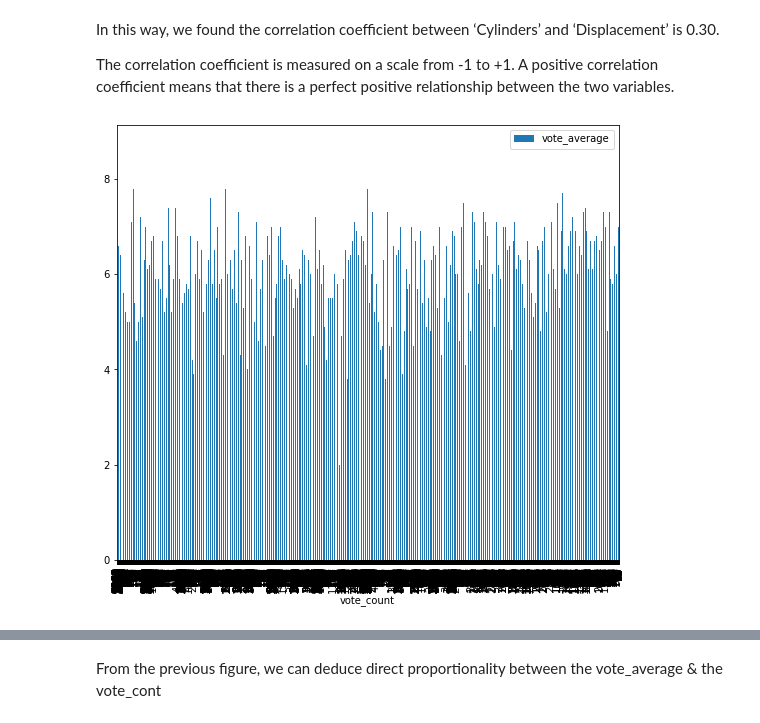
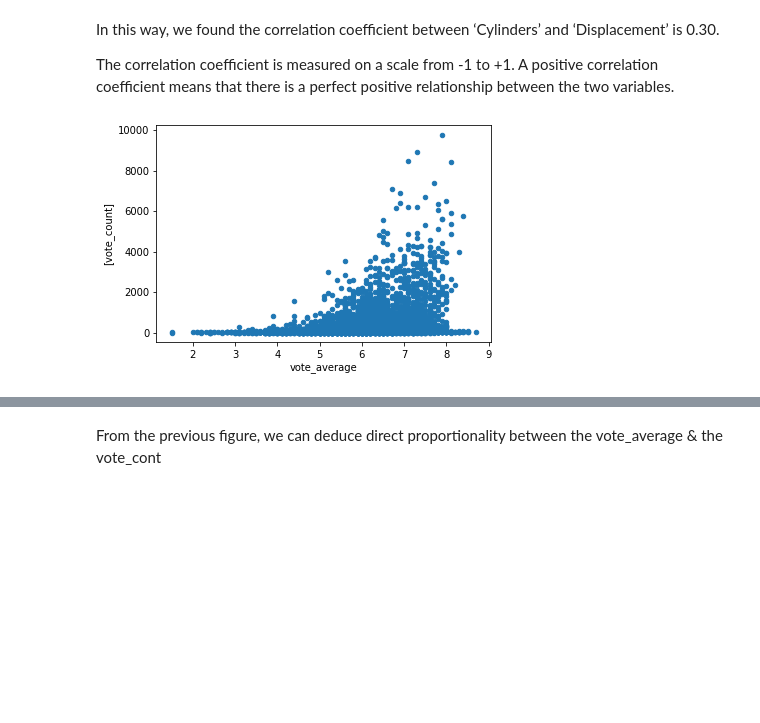
Before and after one commit to Abdelrhman410/IMDB-Analysis, a Jupyter notebook: IMDB_Analysis.ipynb, the cells around one changed output, grey strips where cells are left out. Saved outputs shown, nothing was run; the diff lists cells and outputs as text; code cells hidden in the pictures; blank space fills up the shorter version.

```diff
--- a/IMDB_Analysis.ipynb
+++ b/IMDB_Analysis.ipynb
@@ -245,7 +247,7 @@ In this way, we found the correlation coefficient between ‘Cylinders’ and
 
 The correlation coefficient is measured on a scale from -1 to +1. A positive correlation coefficient means that there is a perfect positive relationship between the two variables.
 # %%
-df.plot(x="vote_count", y=["vote_average"], kind="bar", figsize=(9, 8))
+df.plot(x="vote_average", y=["vote_count"], kind="scatter")
 mp.show()
 # %% [output]
-[figure, old version]
+[figure, new version]
```
Also changed, not shown: parts of 5 cells of this notebook.
